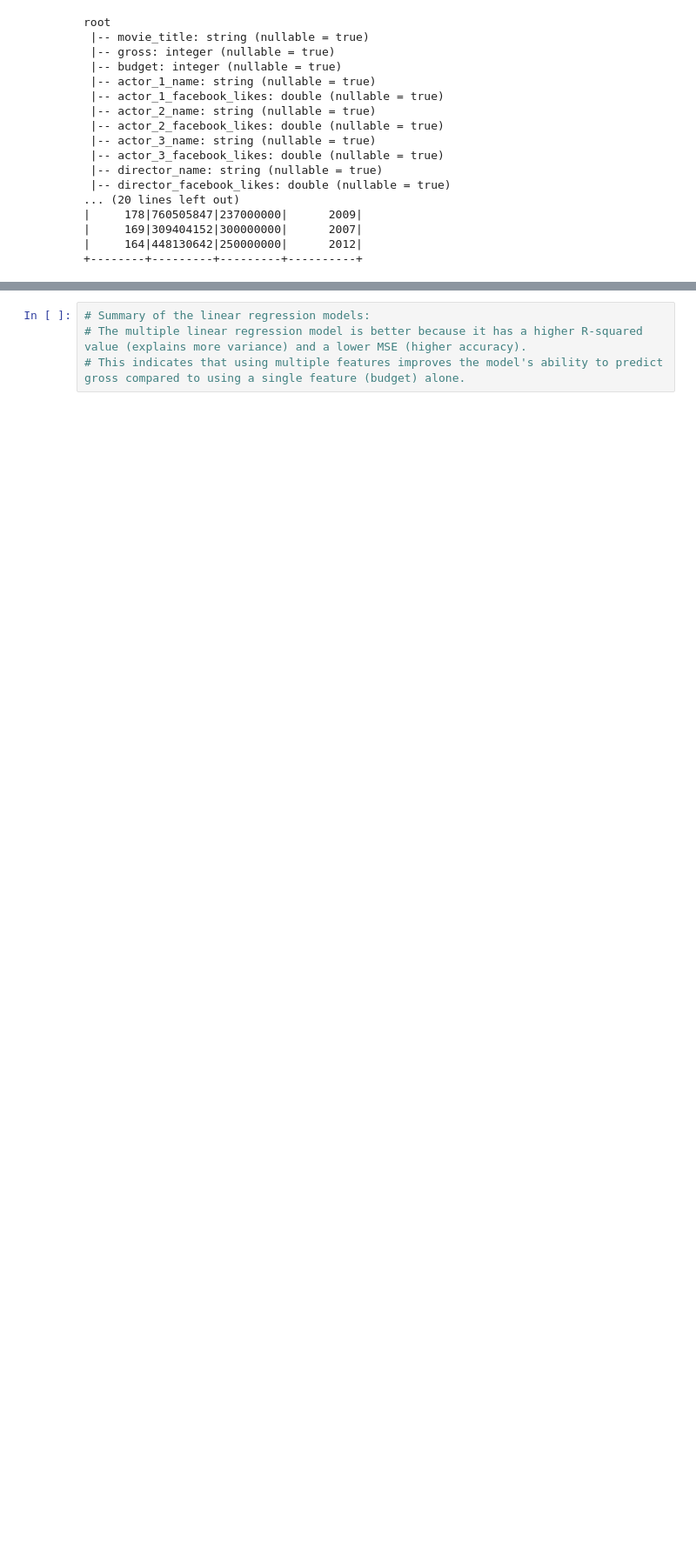
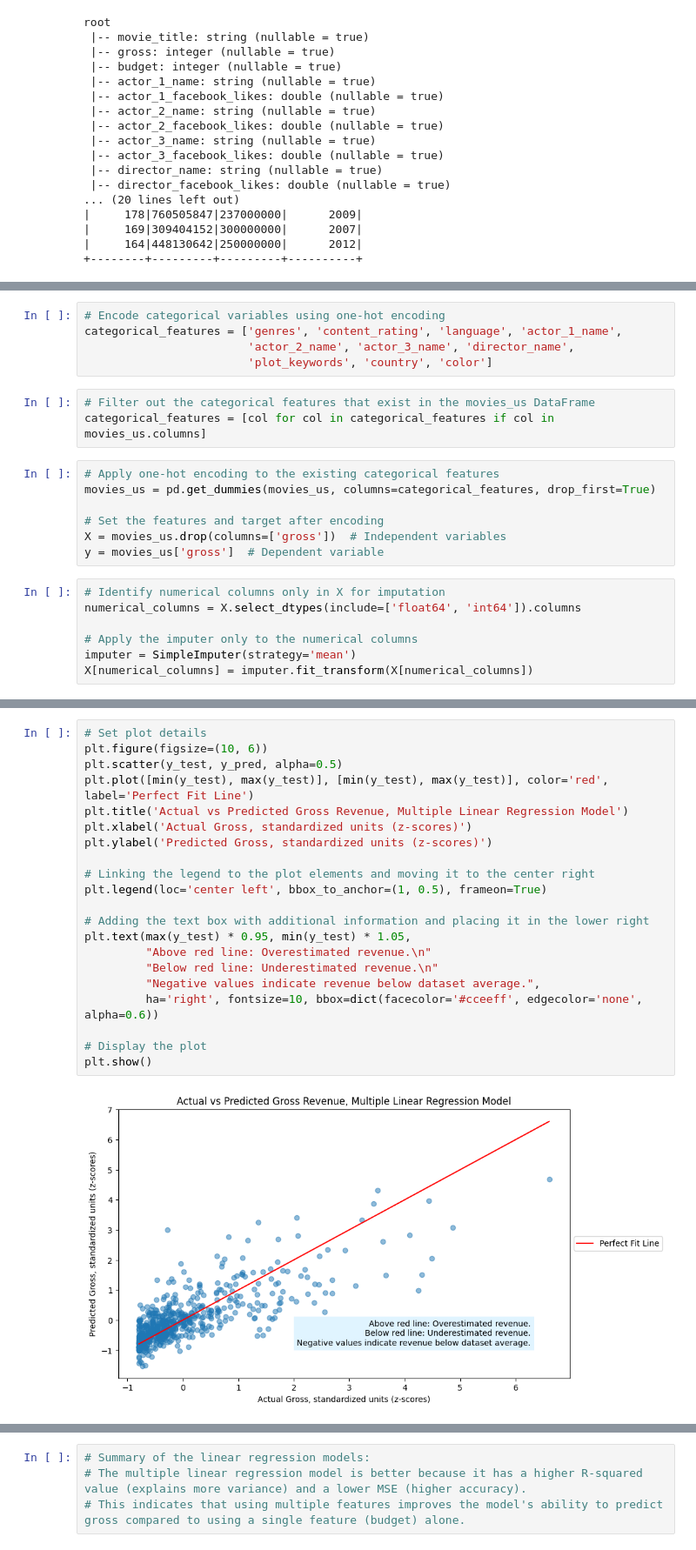
Before and after one commit to LegallyNotBlonde/Movie_Analysis, a Jupyter notebook: Notebooks/machine_learning_colab.ipynb, the cells around one changed output, grey strips where cells are left out. Shown at 87% size. Saved outputs shown, nothing was run; the diff lists cells and outputs as text; blank space fills up the shorter version.

```diff
--- a/Notebooks/machine_learning_colab.ipynb
+++ b/Notebooks/machine_learning_colab.ipynb
@@ -508,3 +448,25 @@ y = movies_us['gross']   # Dependent variable
+# %%
+# Encode categorical variables using one-hot encoding
+categorical_features = ['genres', 'content_rating', 'language', 'actor_1_name',
+                        'actor_2_name', 'actor_3_name', 'director_name',
+                        'plot_keywords', 'country', 'color']
+# %%
+# Filter out the categorical features that exist in the movies_us DataFrame
+categorical_features = [col for col in categorical_features if col in movies_us.columns]
+# %%
+# Apply one-hot encoding to the existing categorical features
+movies_us = pd.get_dummies(movies_us, columns=categorical_features, drop_first=True)
+
+# Set the features and target after encoding
+X = movies_us.drop(columns=['gross'])  # Independent variables
+y = movies_us['gross']  # Dependent variable
+# %%
+# Identify numerical columns only in X for imputation
+numerical_columns = X.select_dtypes(include=['float64', 'int64']).columns
+
+# Apply the imputer only to the numerical columns
+imputer = SimpleImputer(strategy='mean')
+X[numerical_columns] = imputer.fit_transform(X[numerical_columns])
 # %%
 # Split Data into Training and Testing Sets
 X_train, X_test, y_train, y_test = train_test_split(X, y, test_size=0.2, random_state=42)
@@ -535 +489,24 @@ Mean Squared Error: 0.42357315432805215
+# %%
+# Set plot details
+plt.figure(figsize=(10, 6))
+plt.scatter(y_test, y_pred, alpha=0.5)
+plt.plot([min(y_test), max(y_test)], [min(y_test), max(y_test)], color='red', label='Perfect Fit Line')
+plt.title('Actual vs Predicted Gross Revenue, Multiple Linear Regression Model')
+plt.xlabel('Actual Gross, standardized units (z-scores)')
+plt.ylabel('Predicted Gross, standardized units (z-scores)')
+
+# Linking the legend to the plot elements and moving it to the center right
+plt.legend(loc='center left', bbox_to_anchor=(1, 0.5), frameon=True)
+
+# Adding the text box with additional information and placing it in the lower right
+plt.text(max(y_test) * 0.95, min(y_test) * 1.05,
+         "Above red line: Overestimated revenue.\n"
+         "Below red line: Underestimated revenue.\n"
+         "Negative values indicate revenue below dataset average.",
+         ha='right', fontsize=10, bbox=dict(facecolor='#cceeff', edgecolor='none', alpha=0.6))
+
+# Display the plot
+plt.show()
+# %% [output]
+[figure, added]
 # %%
```
Also changed, not shown: parts of 61 cells of this notebook, 2 other files.
